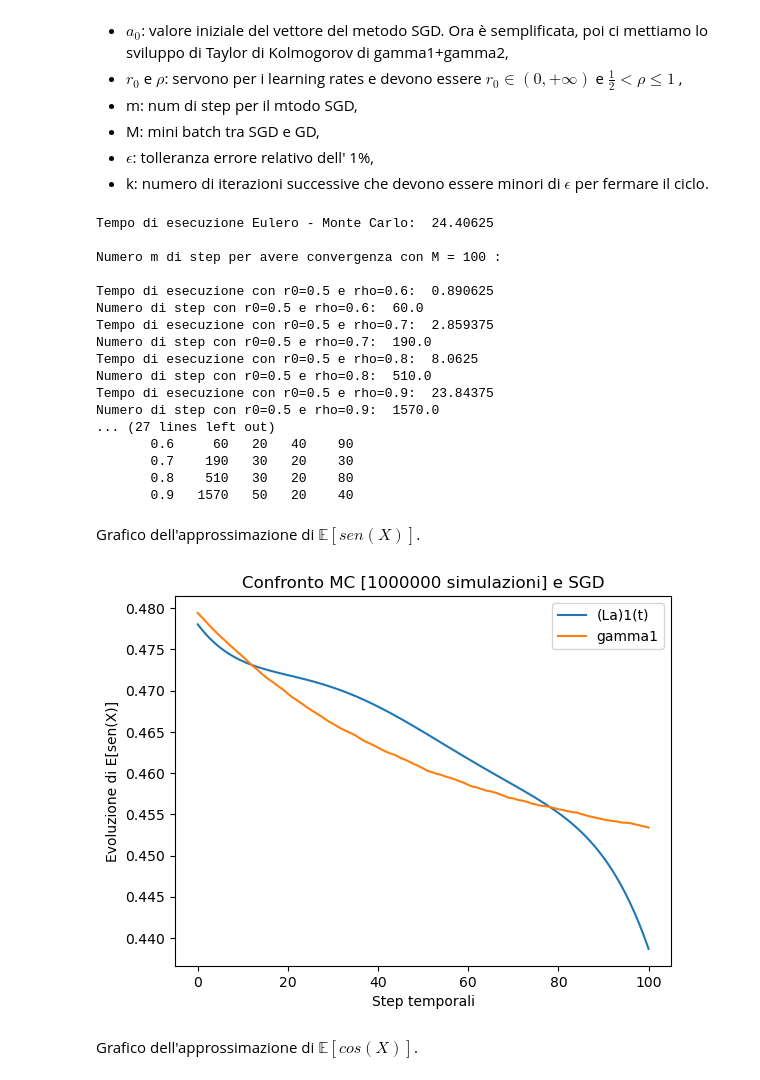
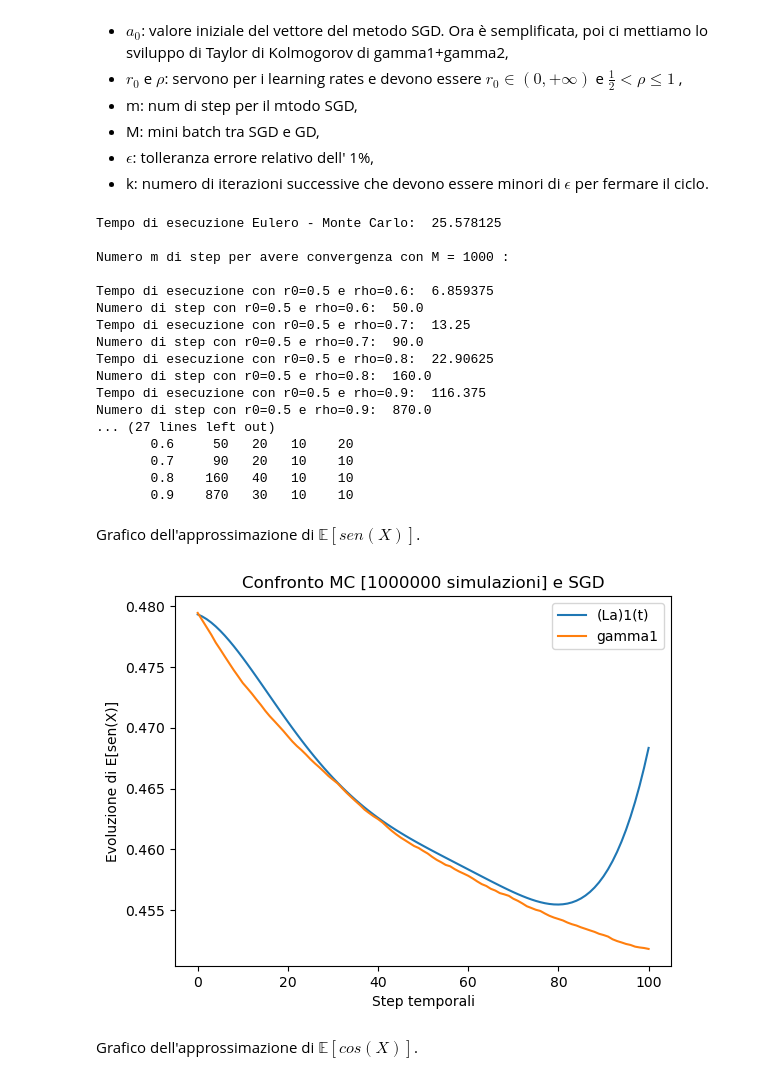
Before and after one commit to amatoandre/TESI, a Jupyter notebook: test_SGD.ipynb, the cells around one changed output. Cells and saved outputs as stored; diff of their text form; code cells hidden in the pictures.

```diff
--- a/test_SGD.ipynb
+++ b/test_SGD.ipynb
@@ -239,7 +239,7 @@ if __name__ == "__main__":
     r0 = [0.5, 1, 5, 10]
     rho = [0.6, 0.7, 0.8, 0.9]
     eps = 0.01
-    M = 100 # 1, 10, 100, 1000, 10000
+    M = 1000 # 1, 10, 100, 1000, 10000
     tipo = 'lagrange'
 
 
@@ -289,37 +289,37 @@ if __name__ == "__main__":
     print(" ")
     print(" ")
 # %% [output]
-Tempo di esecuzione Eulero - Monte Carlo:  24.40625
+Tempo di esecuzione Eulero - Monte Carlo:  25.578125
 
-Numero m di step per avere convergenza con M = 100 :
+Numero m di step per avere convergenza con M = 1000 :
 
-Tempo di esecuzione con r0=0.5 e rho=0.6:  0.890625
-Numero di step con r0=0.5 e rho=0.6:  60.0
-Tempo di esecuzione con r0=0.5 e rho=0.7:  2.859375
-Numero di step con r0=0.5 e rho=0.7:  190.0
-Tempo di esecuzione con r0=0.5 e rho=0.8:  8.0625
-Numero di step con r0=0.5 e rho=0.8:  510.0
-Tempo di esecuzione con r0=0.5 e rho=0.9:  23.84375
-Numero di step con r0=0.5 e rho=0.9:  1570.0
+Tempo di esecuzione con r0=0.5 e rho=0.6:  6.859375
+Numero di step con r0=0.5 e rho=0.6:  50.0
+Tempo di esecuzione con r0=0.5 e rho=0.7:  13.25
+Numero di step con r0=0.5 e rho=0.7:  90.0
+Tempo di esecuzione con r0=0.5 e rho=0.8:  22.90625
+Numero di step con r0=0.5 e rho=0.8:  160.0
+Tempo di esecuzione con r0=0.5 e rho=0.9:  116.375
+Numero di step con r0=0.5 e rho=0.9:  870.0
 ... (27 lines left out)
-       0.6     60   20   40    90
-       0.7    190   30   20    30
-       0.8    510   30   20    80
-       0.9   1570   50   20    40
+       0.6     50   20   10    20
+       0.7     90   20   10    10
+       0.8    160   40   10    10
+       0.9    870   30   10    10
 # %% [markdown]
 Grafico dell'approssimazione di $\mathbb{E}[sen(X)]$.
 # %%
 fig = plt.figure()
 plt.title("Confronto MC [" + str(M1) + " simulazioni] e SGD")
 plt.xlabel("Step temporali")
 plt.ylabel("Evoluzione di E[sen(X)]")
 # plt.ylim(0.4, 0.9) # se non c'è il grafico è molto zoomato
-plt.plot(np.dot(A1[11], g), label='(La)1(t)')
+plt.plot(np.dot(A1[0], g), label='(La)1(t)')
 plt.plot(gamma1, label='gamma1')
 plt.legend()
 plt.show()
 # %% [output]
-[figure, old version]
+[figure, new version]
 # %% [markdown]
 Grafico dell'approssimazione di $\mathbb{E}[cos(X)]$.
 # %%
```
Also changed, not shown: parts of 1 cell of this notebook.
